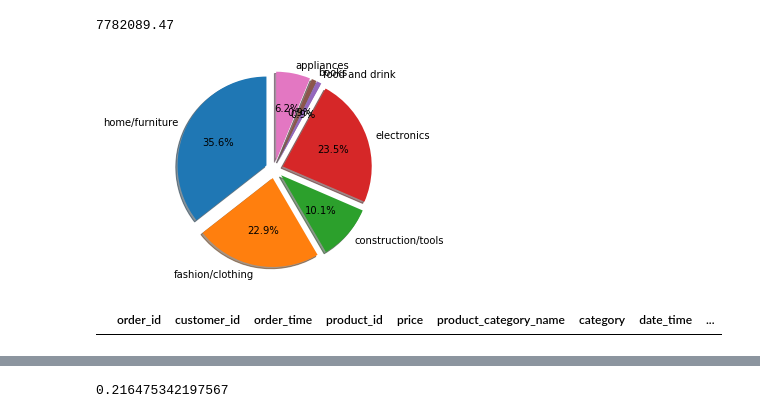
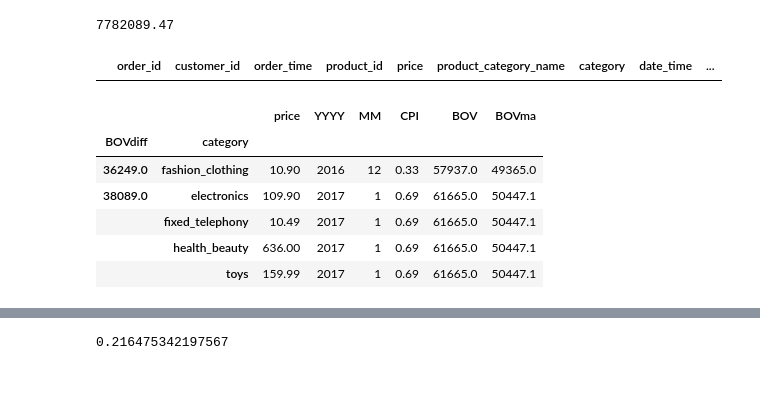
Before and after one commit to BShim92/BrazilianECommerce, a Jupyter notebook: ECommerceDataMerge.ipynb, the cells around one changed output, grey strips where cells are left out. Drawn from its saved outputs; the diff is of its cells as text; code cells hidden in the pictures; blank space fills up the shorter version.

```diff
--- a/ECommerceDataMerge.ipynb
+++ b/ECommerceDataMerge.ipynb
@@ -276,23 +287,33 @@ print(total_spend)
 7782089.47
 # %%
 # Pie chart, where the slices will be ordered and plotted counter-clockwise:
-labels = 'home/furniture', 'fashion/clothing', 'construction/tools', 'electronics','food and drink','books','appliances'
-sizes = [home_furniture, fashion_clothing, construction_tools, electronics, food_drink, books, appliances]
-explode = (0.1, 0.1, 0.1, 0.1, 0.1, 0.1, 0.1)  # only "explode" the 2nd slice (i.e. 'Hogs')
+#abels = 'home/furniture', 'fashion/clothing', 'construction/tools', 'electronics','food and drink','books','appliances'
+#sizes = [home_furniture, fashion_clothing, construction_tools, electronics, food_drink, books, appliances]
+#explode = (0.1, 0.1, 0.1, 0.1, 0.1, 0.1, 0.1)  # only "explode" the 2nd slice (i.e. 'Hogs')
 
-fig1, ax1 = plt.subplots()
-ax1.pie(sizes, explode=explode, labels=labels, autopct='%1.1f%%',
-        shadow=True, startangle=90)
-ax1.axis('equal')  # Equal aspect ratio ensures that pie is drawn as a circle.
-plt.title = 'total spend'
-plt.show()
+#fig1, ax1 = plt.subplots()
+#ax1.pie(sizes, explode=explode, labels=labels, autopct='%1.1f%%',
+#        shadow=True, startangle=90)
+#ax1.axis('equal')  # Equal aspect ratio ensures that pie is drawn as a circle.
+#plt.title = 'total spend'
+#plt.show()
-# %% [output]
-[figure, removed]
 # %%
 #Black Friday!
 mergedf.loc[mergedf['day'] == '11/24/17']
 # %% [output]
 |  | order_id | customer_id | order_time | product_id | price | product_category_name | category | date_time | ... |
+# %%
+groupdf = mergedf.groupby(['BOVdiff', 'category'])
+groupdf = groupdf.sum()
+groupdf.head()
+# %% [output]
+|  |  | price | YYYY | MM | CPI | BOV | BOVma |
+| BOVdiff | category |  |  |  |  |  |  |
+| 36249.0 | fashion_clothing | 10.90 | 2016 | 12 | 0.33 | 57937.0 | 49365.0 |
+| 38089.0 | electronics | 109.90 | 2017 | 1 | 0.69 | 61665.0 | 50447.1 |
+|  | fixed_telephony | 10.49 | 2017 | 1 | 0.69 | 61665.0 | 50447.1 |
+|  | health_beauty | 636.00 | 2017 | 1 | 0.69 | 61665.0 | 50447.1 |
+|  | toys | 159.99 | 2017 | 1 | 0.69 | 61665.0 | 50447.1 |
 # %%
 #scatter for BOVdiff and cateogries
 
```
Also changed, not shown: parts of 8 cells of this notebook.
